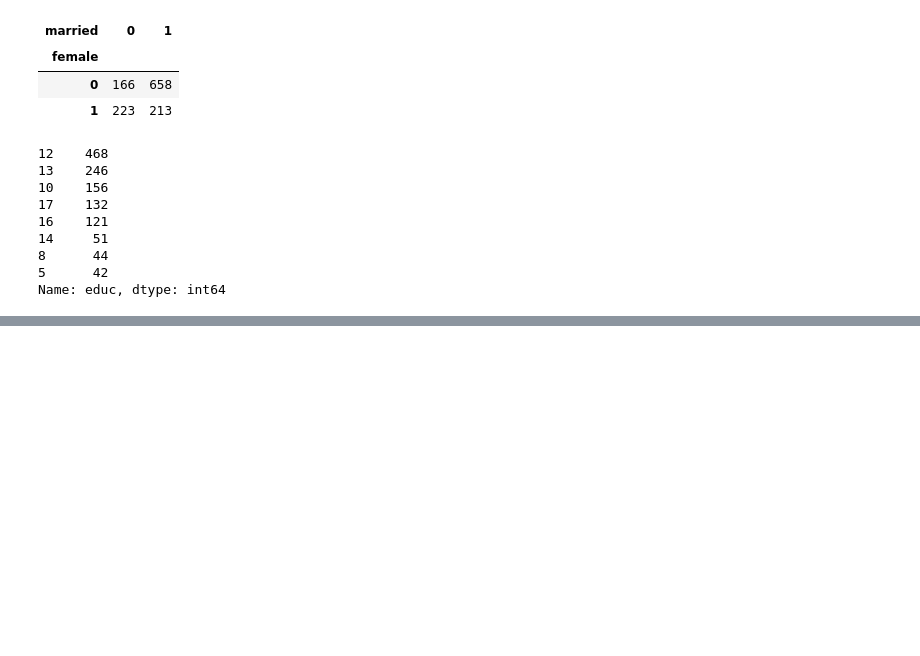
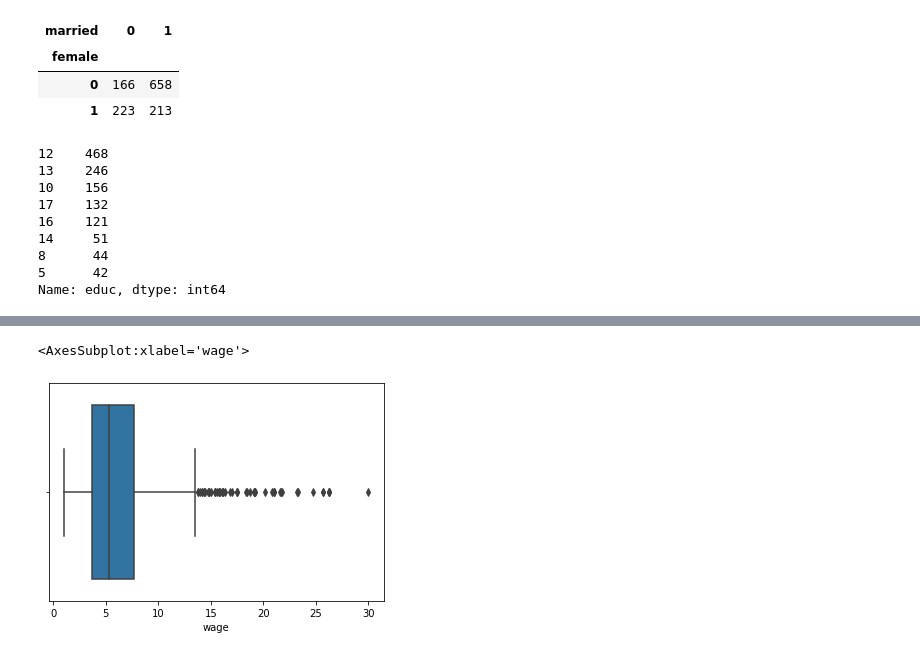
Before and after one commit to texnedo/mlcourse-labs, a Jupyter notebook: ml-course-test.ipynb, the cells around one changed output, grey strips where cells are left out. Cells and saved outputs as stored; diff of their text form; code cells hidden in the pictures; blank space fills up the shorter version.

```diff
--- a/ml-course-test.ipynb
+++ b/ml-course-test.ipynb
@@ -220,0 +236,5 @@ Name: educ, dtype: int64
+# %%
+sns.boxplot(x='wage', data=dt[dt['wage'] < 30])
+# %% [output]
+<AxesSubplot:xlabel='wage'>
+[figure, added]
```
Also changed, not shown: parts of 38 cells of this notebook, 1 other file.
